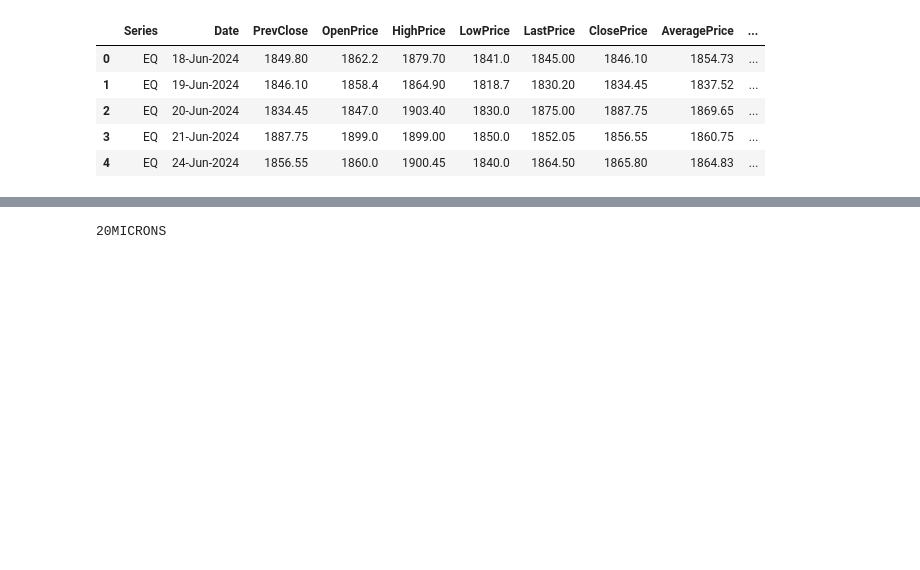
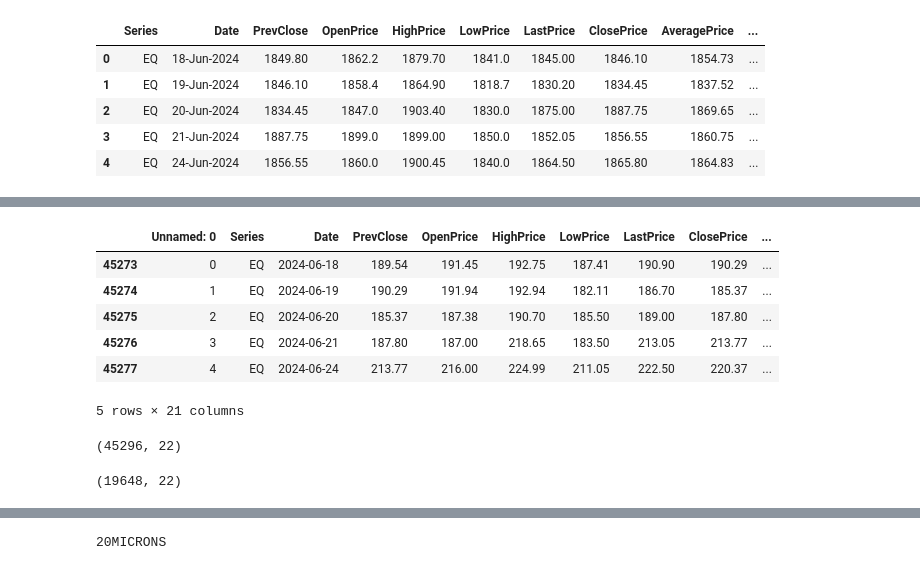
Before and after one commit to jai3703/chatbot_using_llm, a Jupyter notebook: pull_stock_data.ipynb, the cells around one changed output, grey strips where cells are left out. Saved outputs shown, nothing was run; the diff lists cells and outputs as text; code cells hidden in the pictures; blank space fills up the shorter version.

```diff
--- a/pull_stock_data.ipynb
+++ b/pull_stock_data.ipynb
@@ -103,3 +103,5 @@ def bullish_murubuzo(open_price,low_price,close_price,high_price):
 master_data['bullish_murubuzo'] = master_data.apply(lambda x : bullish_murubuzo(x['OpenPrice'],x['LowPrice'],x['ClosePrice'],x['HighPrice']),axis =1)
 # %%
 master_data.to_excel("master_data_ta.xlsx")
+# %%
+stocks_data = pd.read_excel("master_data_ta.xlsx")
@@ -105,0 +128,14 @@ master_data.to_excel("master_data_ta.xlsx")
+# %%
+# Convert the 'date' column to datetime
+stocks_data['Date'] = pd.to_datetime(stocks_data['Date'])
+stocks_data["perc_change"] = (stocks_data['real_body']/stocks_data['OpenPrice'])*100
+stocks_data = stocks_data.sort_values(by=['Symbol', 'Date'])
+stocks_data.head()
+# %% [output]
+|  | Unnamed: 0 | Series | Date | PrevClose | OpenPrice | HighPrice | LowPrice | LastPrice | ClosePrice | ... |
+| 45273 | 0 | EQ | 2024-06-18 | 189.54 | 191.45 | 192.75 | 187.41 | 190.90 | 190.29 | ... |
+| 45274 | 1 | EQ | 2024-06-19 | 190.29 | 191.94 | 192.94 | 182.11 | 186.70 | 185.37 | ... |
+| 45275 | 2 | EQ | 2024-06-20 | 185.37 | 187.38 | 190.70 | 185.50 | 189.00 | 187.80 | ... |
+| 45276 | 3 | EQ | 2024-06-21 | 187.80 | 187.00 | 218.65 | 183.50 | 213.05 | 213.77 | ... |
+| 45277 | 4 | EQ | 2024-06-24 | 213.77 | 216.00 | 224.99 | 211.05 | 222.50 | 220.37 | ... |
+5 rows × 21 columns
@@ -105,0 +145,4 @@ master_data.to_excel("master_data_ta.xlsx")
+# %%
+stocks_data.shape
+# %% [output]
+(45296, 22)
@@ -105,0 +151,4 @@ master_data.to_excel("master_data_ta.xlsx")
+# %%
+stocks_data.shape
+# %% [output]
+(19648, 22)
```
Also changed, not shown: parts of 9 cells of this notebook, 1 other file.
